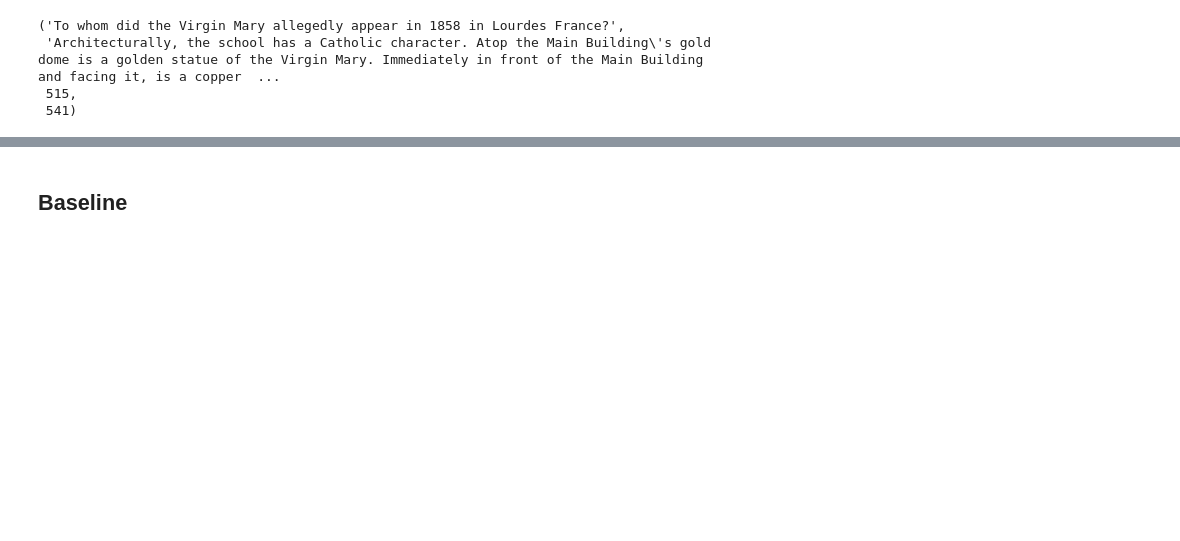
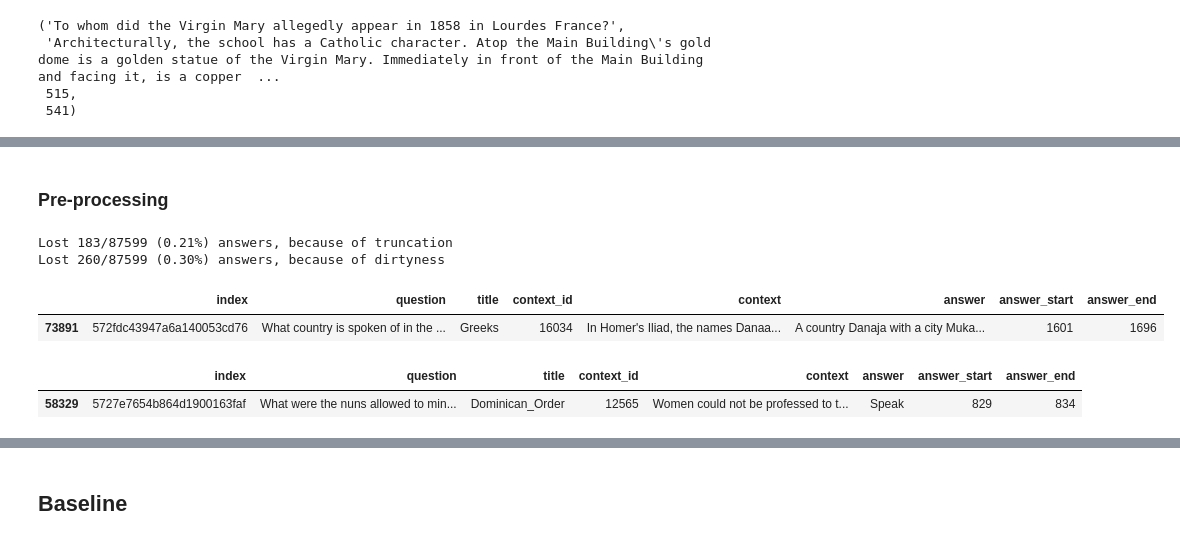
Before and after one commit to Wadaboa/squad-question-answering, a Jupyter notebook: main.ipynb, the cells around one changed output, grey strips where cells are left out. Saved outputs shown, nothing was run; the diff lists cells and outputs as text; code cells hidden in the pictures; blank space fills up the shorter version.

Commit message:
:zap: add contexts cleaning

```diff
--- a/main.ipynb
+++ b/main.ipynb
@@ -114,0 +114,4 @@ squad_dataset.train_dataset[0]
+# %%
+UNK_TOKEN = "[UNK]"
+PAD_TOKEN = "[PAD]"
+GLOVE_EMBEDDING_DIMENSION = 50
@@ -114,0 +182,3 @@ squad_dataset.train_dataset[0]
+# %%
+glove_embedding_model.add(PAD_TOKEN, np.zeros((1, GLOVE_EMBEDDING_DIMENSION)))
+glove_embedding_model[PAD_TOKEN]
@@ -114,0 +233,56 @@ squad_dataset.train_dataset[0]
+# %% [markdown]
+### Pre-processing
+# %%
+def lost_answers_indexes(df, tokenized_contexts):
+    whole_answers_start = df["answer_start"].tolist()
+    whole_answers_end = df["answer_end"].tolist()
+    lost_dirty, lost_truncated = [], []
+    for i, (c, s, e) in enumerate(
+        zip(tokenized_contexts, whole_answers_start, whole_answers_end)
+    ):
+        offsets = torch.tensor(c.offsets)[torch.tensor(c.attention_mask).bool()]
+        start_index = torch.nonzero(offsets[:, 0] == s)
+        end_index = torch.nonzero(offsets[:, 1] == e)
+        if len(start_index) == 0 or len(end_index) == 0:
+            if s > offsets[-1, 0] or e > offsets[-1, 1]:
+                lost_truncated.append(i)
+            else:
+                lost_dirty.append(i)
+
+    return lost_truncated, lost_dirty
+
+
+tokenized_contexts = baseline_context_tokenizer.encode_batch(
+    squad_dataset.dataframe["context"].tolist()
+)
+lost_truncated, lost_dirty = lost_answers_indexes(
+    squad_dataset.dataframe, tokenized_contexts
+)
+# %%
+lost_truncated_perc = len(lost_truncated) / len(squad_dataset.dataframe)
+lost_dirty_perc = len(lost_dirty) / len(squad_dataset.dataframe)
+print(
+    f"Lost {len(lost_truncated)}/{len(squad_dataset.dataframe)} ({lost_truncated_perc:.2%}) answers, because of truncation"
+)
+print(
+    f"Lost {len(lost_dirty)}/{len(squad_dataset.dataframe)} ({lost_dirty_perc:.2%}) answers, because of dirtyness"
+)
+# %% [output]
+Lost 183/87599 (0.21%) answers, because of truncation
+Lost 260/87599 (0.30%) answers, because of dirtyness
+# %%
+def show_df_row(df, index):
+    row = df.iloc[index]
+    display(HTML(pd.DataFrame([row]).to_html()))
+# %%
+random_trunc_index = random.choice(lost_truncated)
+show_df_row(squad_dataset.dataframe, random_trunc_index)
+# %% [output]
+|  | index | question | title | context_id | context | answer | answer_start | answer_end |
+| 73891 | 572fdc43947a6a140053cd76 | What country is spoken of in the ... | Greeks | 16034 | In Homer's Iliad, the names Danaa... | A country Danaja with a city Muka... | 1601 | 1696 |
+# %%
+random_dirty_index = random.choice(lost_dirty)
+show_df_row(squad_dataset.dataframe, random_dirty_index)
+# %% [output]
+|  | index | question | title | context_id | context | answer | answer_start | answer_end |
+| 58329 | 5727e7654b864d1900163faf | What were the nuns allowed to min... | Dominican_Order | 12565 | Women could not be professed to t... | Speak | 829 | 834 |
```
Also changed, not shown: parts of 35 cells of this notebook, 1 other file.
